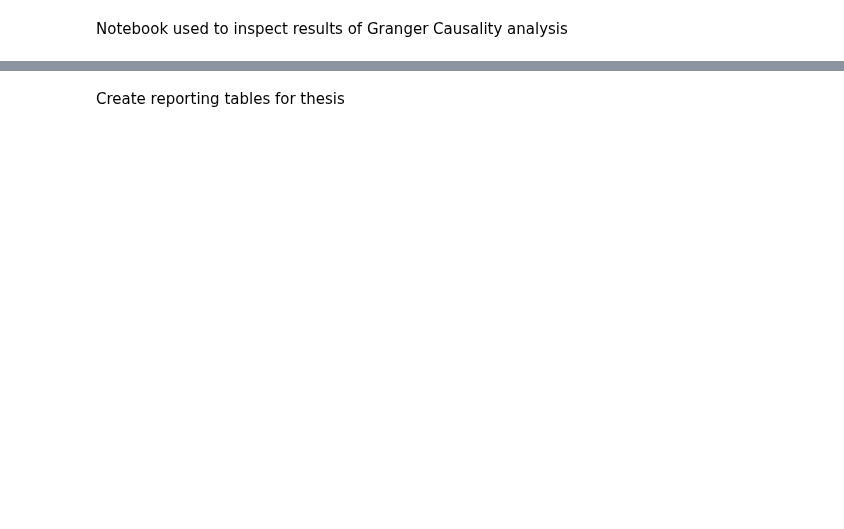
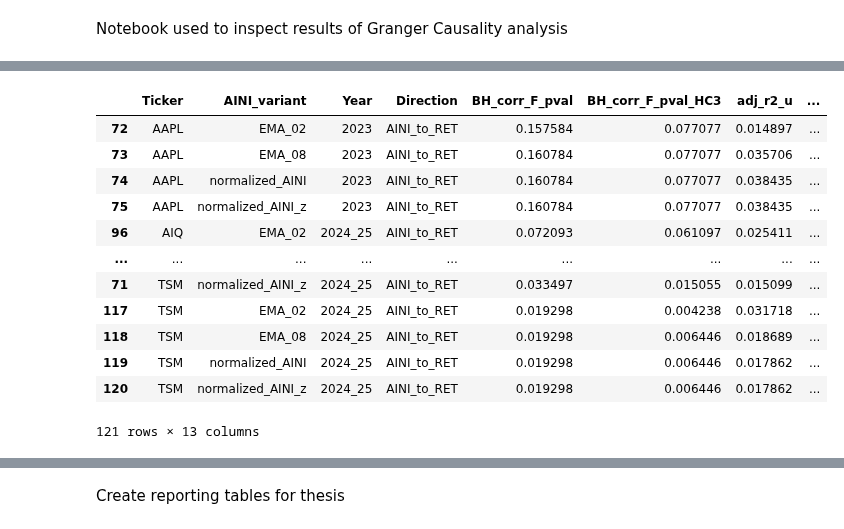
Before and after one commit to LarsIX/narrative_index, a Jupyter notebook: notebooks/analyse_gc_results.ipynb, the cells around one changed output, grey strips where cells are left out. Cells and saved outputs as stored; diff of their text form; code cells hidden in the pictures; blank space fills up the shorter version.

```diff
--- a/notebooks/analyse_gc_results.ipynb
+++ b/notebooks/analyse_gc_results.ipynb
@@ -148,0 +301,41 @@ Inspect results
+# %%
+model_group_tickers = (
+    a2r_all_sort
+    .groupby(["Ticker", "Year"])
+    .size()
+    .reset_index(name="n_measures")
+)
+
+model_group_tickers["Ticker"] = model_group_tickers["Ticker"].replace({"TSM": "TSMC"})
+model_group_tickers["Year"] = model_group_tickers["Year"].replace({"2023_24": "2023-2024"})
+model_group_tickers["Year"] = model_group_tickers["Year"].replace({"2024_25": "2024-2025"})
+model_group_tickers["Year"] = model_group_tickers["Year"].replace({"2023_24_25": "2023-2025"})
+
+
+plt.figure(figsize=(14, 7), dpi=300)
+ax = sns.barplot(data=model_group_tickers, x="Ticker", y="n_measures", hue="Year", dodge=True)
+ax.set_title("Number of Significant Measures per Ticker and Year", fontsize=14)
+ax.set_xlabel("Ticker", fontsize=12)
+ax.set_ylabel("n_measures", fontsize=12)
+ax.tick_params(axis="x", rotation=90)
+ax.legend(title="Year", fontsize=10, title_fontsize=11, loc="best")
+plt.tight_layout()
+
+out_path = root_dir / "reports" / "figures" / "significant_measures_year_ticker_nocontrol_gc.png"
+plt.savefig(out_path, dpi=300, bbox_inches="tight")
+plt.close()
+a2r_all_sort
+# %% [output]
+|  | Ticker | AINI_variant | Year | Direction | BH_corr_F_pval | BH_corr_F_pval_HC3 | adj_r2_u | ... |
+| 72 | AAPL | EMA_02 | 2023 | AINI_to_RET | 0.157584 | 0.077077 | 0.014897 | ... |
+| 73 | AAPL | EMA_08 | 2023 | AINI_to_RET | 0.160784 | 0.077077 | 0.035706 | ... |
+| 74 | AAPL | normalized_AINI | 2023 | AINI_to_RET | 0.160784 | 0.077077 | 0.038435 | ... |
+| 75 | AAPL | normalized_AINI_z | 2023 | AINI_to_RET | 0.160784 | 0.077077 | 0.038435 | ... |
+| 96 | AIQ | EMA_02 | 2024_25 | AINI_to_RET | 0.072093 | 0.061097 | 0.025411 | ... |
+| ... | ... | ... | ... | ... | ... | ... | ... | ... |
+| 71 | TSM | normalized_AINI_z | 2024_25 | AINI_to_RET | 0.033497 | 0.015055 | 0.015099 | ... |
+| 117 | TSM | EMA_02 | 2024_25 | AINI_to_RET | 0.019298 | 0.004238 | 0.031718 | ... |
+| 118 | TSM | EMA_08 | 2024_25 | AINI_to_RET | 0.019298 | 0.006446 | 0.018689 | ... |
+| 119 | TSM | normalized_AINI | 2024_25 | AINI_to_RET | 0.019298 | 0.006446 | 0.017862 | ... |
+| 120 | TSM | normalized_AINI_z | 2024_25 | AINI_to_RET | 0.019298 | 0.006446 | 0.017862 | ... |
+121 rows × 13 columns
```
Also changed, not shown: parts of 26 cells of this notebook, 18 other files.
